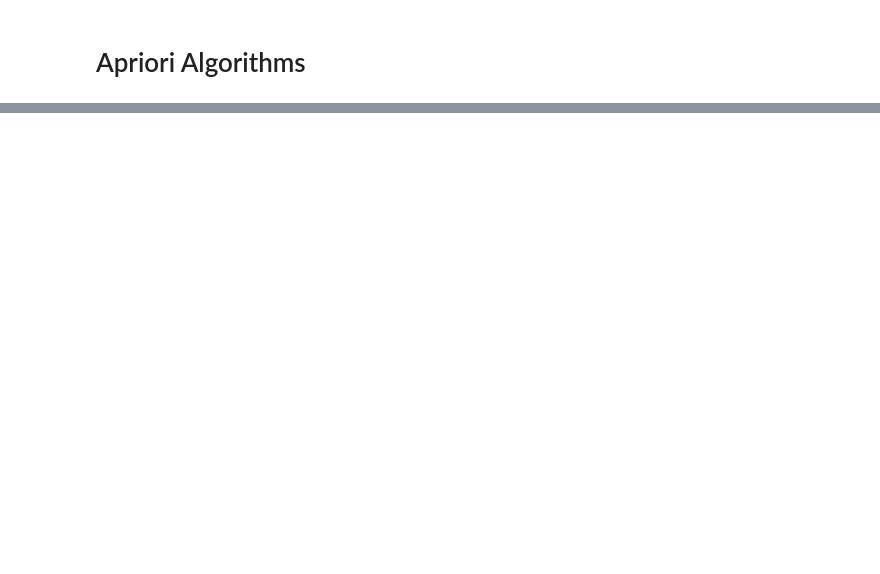
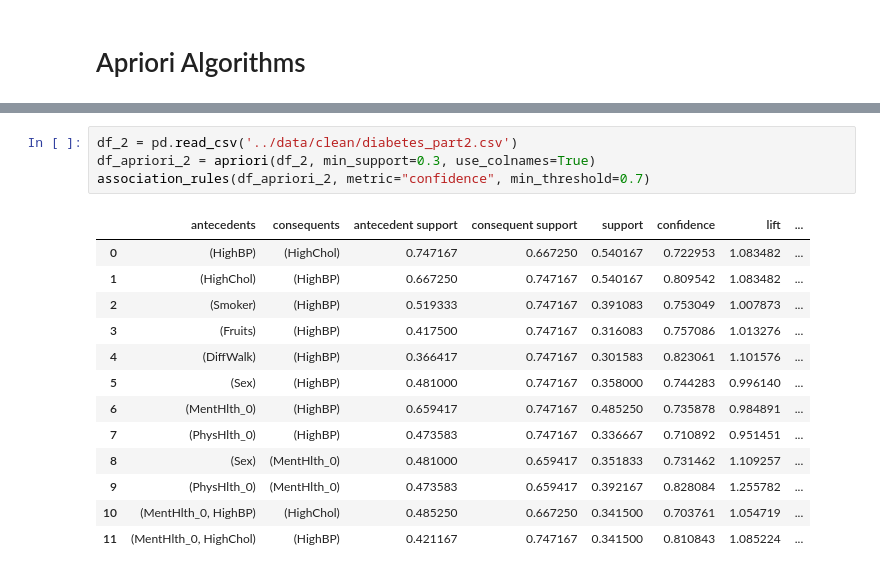
Before and after one commit to NTUCSRC/Association-Rule-Mining-with-SMC, a Jupyter notebook: association-rule-mining/apriori-fast.ipynb, the cells around one changed output, grey strips where cells are left out. Saved outputs shown, nothing was run; the diff lists cells and outputs as text; blank space fills up the shorter version.

```diff
--- a/association-rule-mining/apriori-fast.ipynb
+++ b/association-rule-mining/apriori-fast.ipynb
@@ -30,0 +47,18 @@ apriori(df, min_support=0.6, use_colnames=True)
+# %%
+df_2 = pd.read_csv('../data/clean/diabetes_part2.csv')
+df_apriori_2 = apriori(df_2, min_support=0.3, use_colnames=True)
+association_rules(df_apriori_2, metric="confidence", min_threshold=0.7)
+# %% [output]
+|  | antecedents | consequents | antecedent support | consequent support | support | confidence | lift | ... |
+| 0 | (HighBP) | (HighChol) | 0.747167 | 0.667250 | 0.540167 | 0.722953 | 1.083482 | ... |
+| 1 | (HighChol) | (HighBP) | 0.667250 | 0.747167 | 0.540167 | 0.809542 | 1.083482 | ... |
+| 2 | (Smoker) | (HighBP) | 0.519333 | 0.747167 | 0.391083 | 0.753049 | 1.007873 | ... |
+| 3 | (Fruits) | (HighBP) | 0.417500 | 0.747167 | 0.316083 | 0.757086 | 1.013276 | ... |
+| 4 | (DiffWalk) | (HighBP) | 0.366417 | 0.747167 | 0.301583 | 0.823061 | 1.101576 | ... |
+| 5 | (Sex) | (HighBP) | 0.481000 | 0.747167 | 0.358000 | 0.744283 | 0.996140 | ... |
+| 6 | (MentHlth_0) | (HighBP) | 0.659417 | 0.747167 | 0.485250 | 0.735878 | 0.984891 | ... |
+| 7 | (PhysHlth_0) | (HighBP) | 0.473583 | 0.747167 | 0.336667 | 0.710892 | 0.951451 | ... |
+| 8 | (Sex) | (MentHlth_0) | 0.481000 | 0.659417 | 0.351833 | 0.731462 | 1.109257 | ... |
+| 9 | (PhysHlth_0) | (MentHlth_0) | 0.473583 | 0.659417 | 0.392167 | 0.828084 | 1.255782 | ... |
+| 10 | (MentHlth_0, HighBP) | (HighChol) | 0.485250 | 0.667250 | 0.341500 | 0.703761 | 1.054719 | ... |
+| 11 | (MentHlth_0, HighChol) | (HighBP) | 0.421167 | 0.747167 | 0.341500 | 0.810843 | 1.085224 | ... |
```
Also changed, not shown: parts of 6 cells of this notebook.
